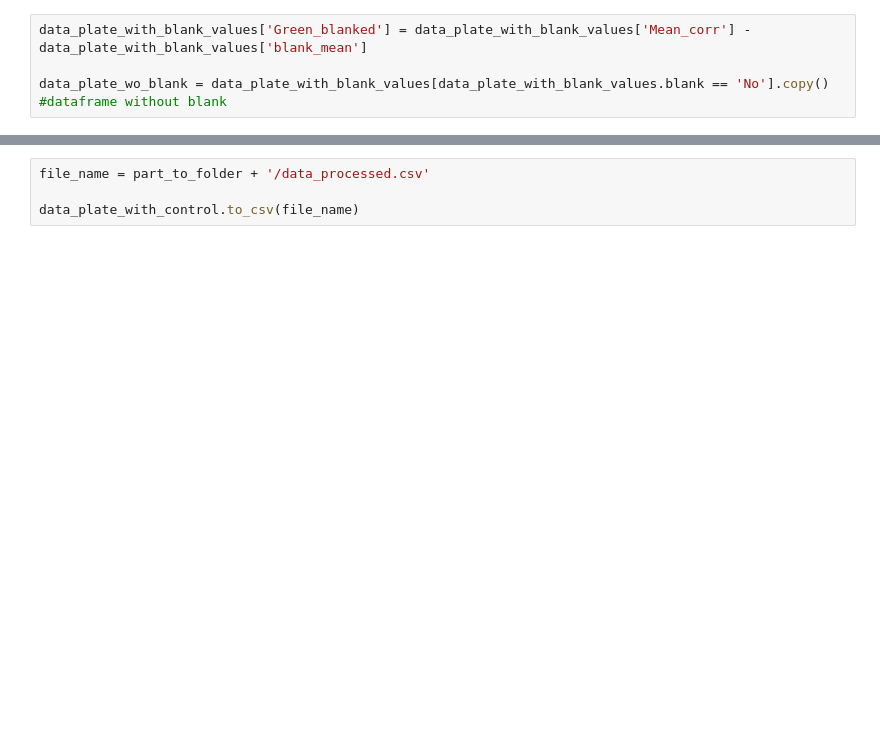
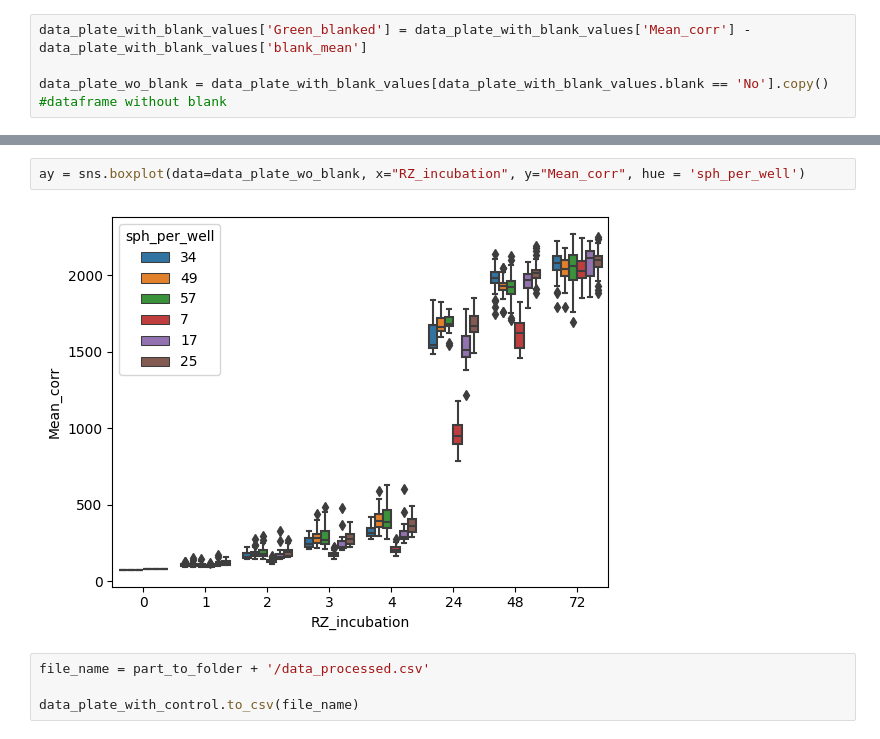
Before and after one commit to arteys/Resazurin_ChemiDoc, a Jupyter notebook: RZ_reference_plate SPH number.ipynb, the cells around one changed output, grey strips where cells are left out. Cells and saved outputs as stored; diff of their text form; blank space fills up the shorter version.

```diff
--- a/RZ_reference_plate SPH number.ipynb
+++ b/RZ_reference_plate SPH number.ipynb
@@ -273,3 +277,7 @@ sorter = ['0H','1H','2H','4H','4H','24H','48H']
+# %%
+ay = sns.boxplot(data=data_plate_wo_blank, x="RZ_incubation", y="Mean_corr", hue = 'sph_per_well')
+# %% [output]
+[figure, added]
 # %%
 file_name = part_to_folder + '/data_processed.csv'
 
```
Also changed, not shown: parts of 11 cells of this notebook, 1 other file.
